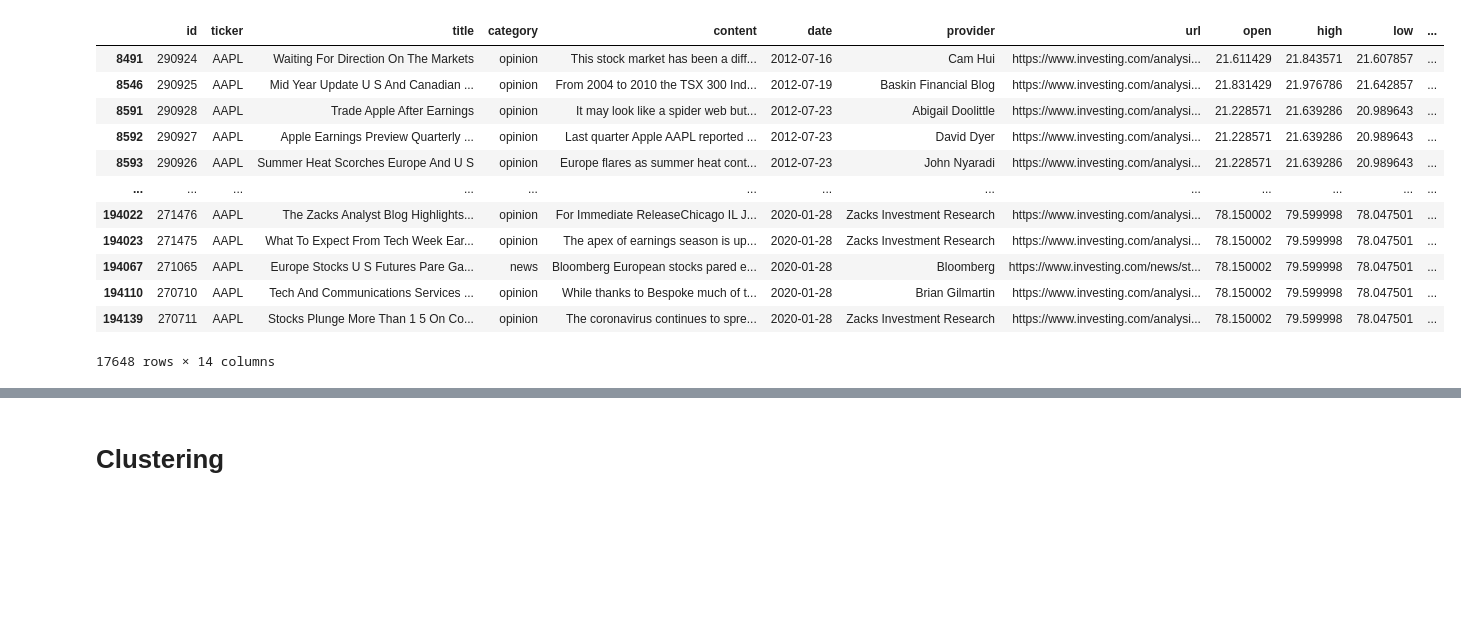
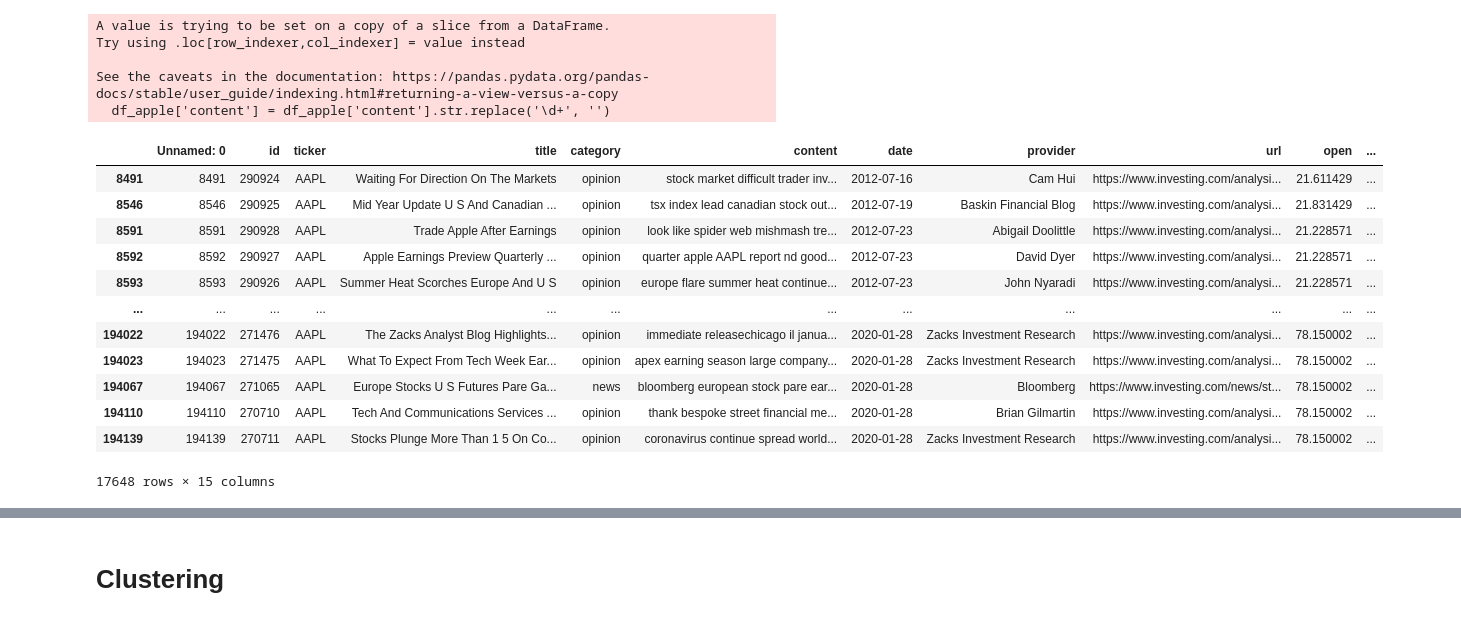
Before and after one commit to SemUijen/NLP_Group14, a Jupyter notebook: notebooks/TopicModeling.ipynb, the cells around one changed output, grey strips where cells are left out. Cells and saved outputs as stored; diff of their text form; code cells hidden in the pictures; blank space fills up the shorter version.

```diff
--- a/notebooks/TopicModeling.ipynb
+++ b/notebooks/TopicModeling.ipynb
@@ -16,20 +16,26 @@ STOCK_NEWS_DATASET_FILE = "../data/aapl_us_equities_news.csv"
 [nltk_data] Downloading package omw-1.4 to
 [nltk_data]     C:\Users\groot\AppData\Roaming\nltk_data...
 # %%
-df = pd.read_csv(STOCK_NEWS_DATASET_FILE)
+df = pd.read_csv("../data/Preprocessed_Newsarticles_1okt2022_V2.csv")
 df_apple = df[df["ticker"] == 'AAPL']
+df_apple['content'] = df_apple['content'].str.replace('\d+', '')
 df_apple
 # %% [output]
+A value is trying to be set on a copy of a slice from a DataFrame.
+Try using .loc[row_indexer,col_indexer] = value instead
+
+See the caveats in the documentation: https://pandas.pydata.org/pandas-docs/stable/user_guide/indexing.html#returning-a-view-versus-a-copy
+  df_apple['content'] = df_apple['content'].str.replace('\d+', '')
-|  | id | ticker | title | category | content | date | provider | url | open | high | low | ... |
-| 8491 | 290924 | AAPL | Waiting For Direction On The Markets | opinion | This stock market has been a diff... | 2012-07-16 | Cam Hui | https://www.investing.com/analysi... | 21.611429 | 21.843571 | 21.607857 | ... |
-| 8546 | 290925 | AAPL | Mid Year Update U S And Canadian ... | opinion | From 2004 to 2010 the TSX 300 Ind... | 2012-07-19 | Baskin Financial Blog | https://www.investing.com/analysi... | 21.831429 | 21.976786 | 21.642857 | ... |
-| 8591 | 290928 | AAPL | Trade Apple After Earnings | opinion | It may look like a spider web but... | 2012-07-23 | Abigail Doolittle | https://www.investing.com/analysi... | 21.228571 | 21.639286 | 20.989643 | ... |
-| 8592 | 290927 | AAPL | Apple Earnings Preview Quarterly ... | opinion | Last quarter Apple AAPL reported ... | 2012-07-23 | David Dyer | https://www.investing.com/analysi... | 21.228571 | 21.639286 | 20.989643 | ... |
-| 8593 | 290926 | AAPL | Summer Heat Scorches Europe And U S | opinion | Europe flares as summer heat cont... | 2012-07-23 | John Nyaradi | https://www.investing.com/analysi... | 21.228571 | 21.639286 | 20.989643 | ... |
-| ... | ... | ... | ... | ... | ... | ... | ... | ... | ... | ... | ... | ... |
-| 194022 | 271476 | AAPL | The Zacks Analyst Blog Highlights... | opinion | For Immediate ReleaseChicago IL J... | 2020-01-28 | Zacks Investment Research | https://www.investing.com/analysi... | 78.150002 | 79.599998 | 78.047501 | ... |
-| 194023 | 271475 | AAPL | What To Expect From Tech Week Ear... | opinion | The apex of earnings season is up... | 2020-01-28 | Zacks Investment Research | https://www.investing.com/analysi... | 78.150002 | 79.599998 | 78.047501 | ... |
-| 194067 | 271065 | AAPL | Europe Stocks U S Futures Pare Ga... | news | Bloomberg European stocks pared e... | 2020-01-28 | Bloomberg | https://www.investing.com/news/st... | 78.150002 | 79.599998 | 78.047501 | ... |
-| 194110 | 270710 | AAPL | Tech And Communications Services ... | opinion | While thanks to Bespoke much of t... | 2020-01-28 | Brian Gilmartin | https://www.investing.com/analysi... | 78.150002 | 79.599998 | 78.047501 | ... |
-| 194139 | 270711 | AAPL | Stocks Plunge More Than 1 5 On Co... | opinion | The coronavirus continues to spre... | 2020-01-28 | Zacks Investment Research | https://www.investing.com/analysi... | 78.150002 | 79.599998 | 78.047501 | ... |
+|  | Unnamed: 0 | id | ticker | title | category | content | date | provider | url | open | ... |
+| 8491 | 8491 | 290924 | AAPL | Waiting For Direction On The Markets | opinion | stock market difficult trader inv... | 2012-07-16 | Cam Hui | https://www.investing.com/analysi... | 21.611429 | ... |
+| 8546 | 8546 | 290925 | AAPL | Mid Year Update U S And Canadian ... | opinion | tsx index lead canadian stock out... | 2012-07-19 | Baskin Financial Blog | https://www.investing.com/analysi... | 21.831429 | ... |
+| 8591 | 8591 | 290928 | AAPL | Trade Apple After Earnings | opinion | look like spider web mishmash tre... | 2012-07-23 | Abigail Doolittle | https://www.investing.com/analysi... | 21.228571 | ... |
+| 8592 | 8592 | 290927 | AAPL | Apple Earnings Preview Quarterly ... | opinion | quarter apple AAPL report nd good... | 2012-07-23 | David Dyer | https://www.investing.com/analysi... | 21.228571 | ... |
+| 8593 | 8593 | 290926 | AAPL | Summer Heat Scorches Europe And U S | opinion | europe flare summer heat continue... | 2012-07-23 | John Nyaradi | https://www.investing.com/analysi... | 21.228571 | ... |
+| ... | ... | ... | ... | ... | ... | ... | ... | ... | ... | ... | ... |
+| 194022 | 194022 | 271476 | AAPL | The Zacks Analyst Blog Highlights... | opinion | immediate releasechicago il janua... | 2020-01-28 | Zacks Investment Research | https://www.investing.com/analysi... | 78.150002 | ... |
+| 194023 | 194023 | 271475 | AAPL | What To Expect From Tech Week Ear... | opinion | apex earning season large company... | 2020-01-28 | Zacks Investment Research | https://www.investing.com/analysi... | 78.150002 | ... |
+| 194067 | 194067 | 271065 | AAPL | Europe Stocks U S Futures Pare Ga... | news | bloomberg european stock pare ear... | 2020-01-28 | Bloomberg | https://www.investing.com/news/st... | 78.150002 | ... |
+| 194110 | 194110 | 270710 | AAPL | Tech And Communications Services ... | opinion | thank bespoke street financial me... | 2020-01-28 | Brian Gilmartin | https://www.investing.com/analysi... | 78.150002 | ... |
+| 194139 | 194139 | 270711 | AAPL | Stocks Plunge More Than 1 5 On Co... | opinion | coronavirus continue spread world... | 2020-01-28 | Zacks Investment Research | https://www.investing.com/analysi... | 78.150002 | ... |
-17648 rows × 14 columns
+17648 rows × 15 columns
```
Also changed, not shown: parts of 8 cells of this notebook, 3 other files.
